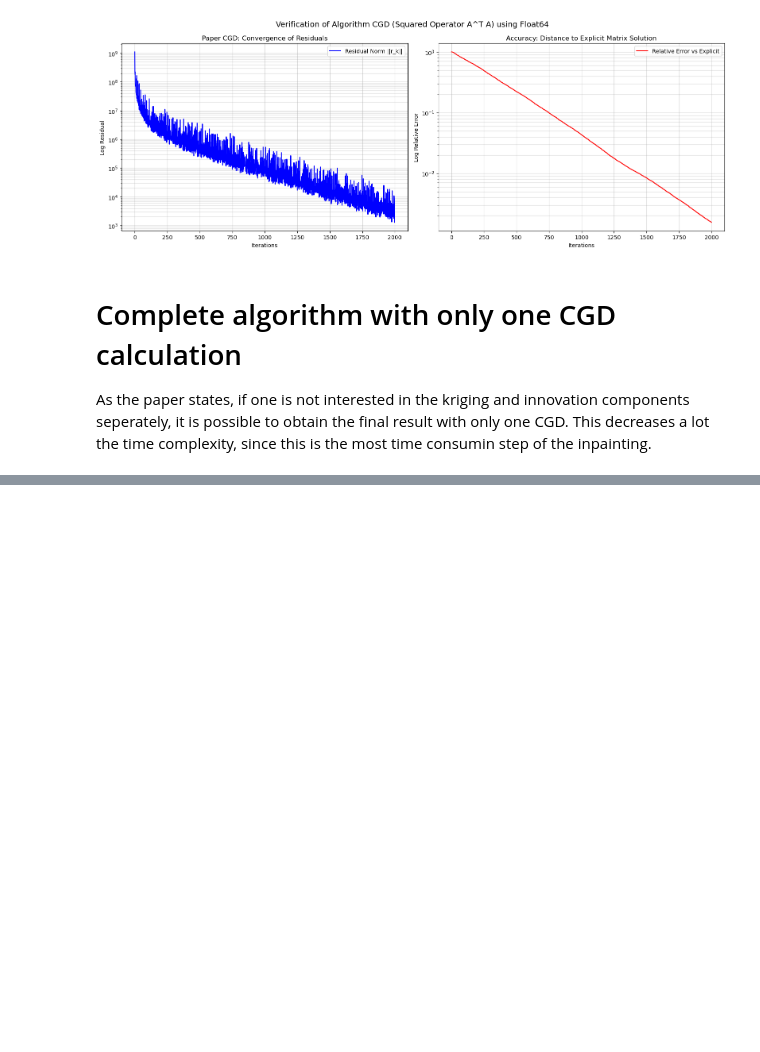
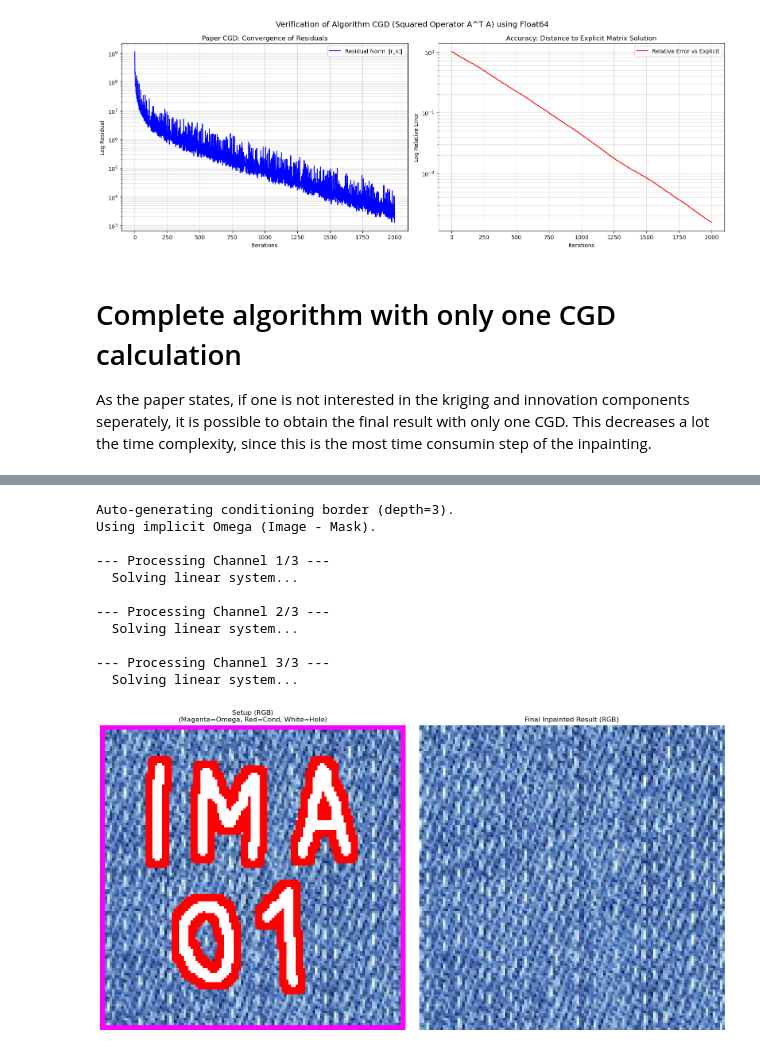
Before and after one commit to guilhermeRaibolt/gaussian-impainting, a Jupyter notebook: gaussian_sampling.ipynb, the cells around one changed output, grey strips where cells are left out. Drawn from its saved outputs; the diff is of its cells as text; code cells hidden in the pictures; blank space fills up the shorter version.

```diff
--- a/gaussian_sampling.ipynb
+++ b/gaussian_sampling.ipynb
@@ -2837,0 +1270,19 @@ ValueError: Error: Conditioning mask is empty! Check your input images.
+# %%
+result_fabric_rgb = complete_pipeline_rgb(
+    image_path='data/blue_fabric_128x128.png',
+    binary_mask_path='data/ima01_mask.bmp',
+    max_iterations=1000
+)
+# %% [output]
+Auto-generating conditioning border (depth=3).
+Using implicit Omega (Image - Mask).
+
+--- Processing Channel 1/3 ---
+  Solving linear system...
+
+--- Processing Channel 2/3 ---
+  Solving linear system...
+
+--- Processing Channel 3/3 ---
+  Solving linear system...
+[figure, added]
```
Also changed, not shown: parts of 39 cells of this notebook.
